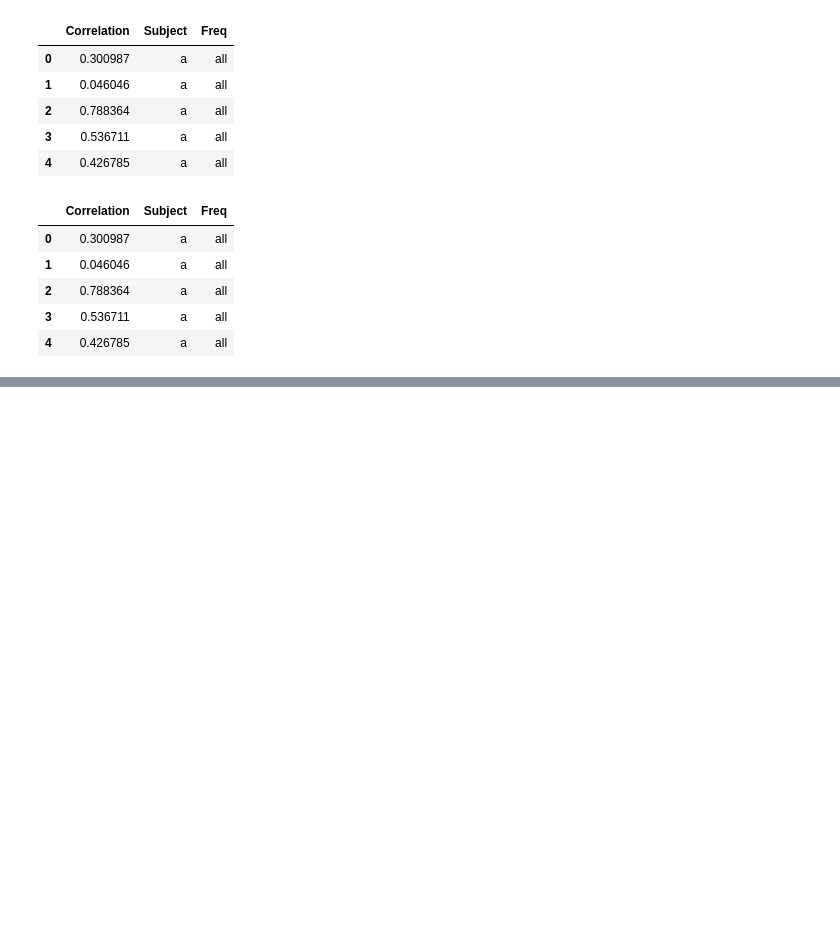
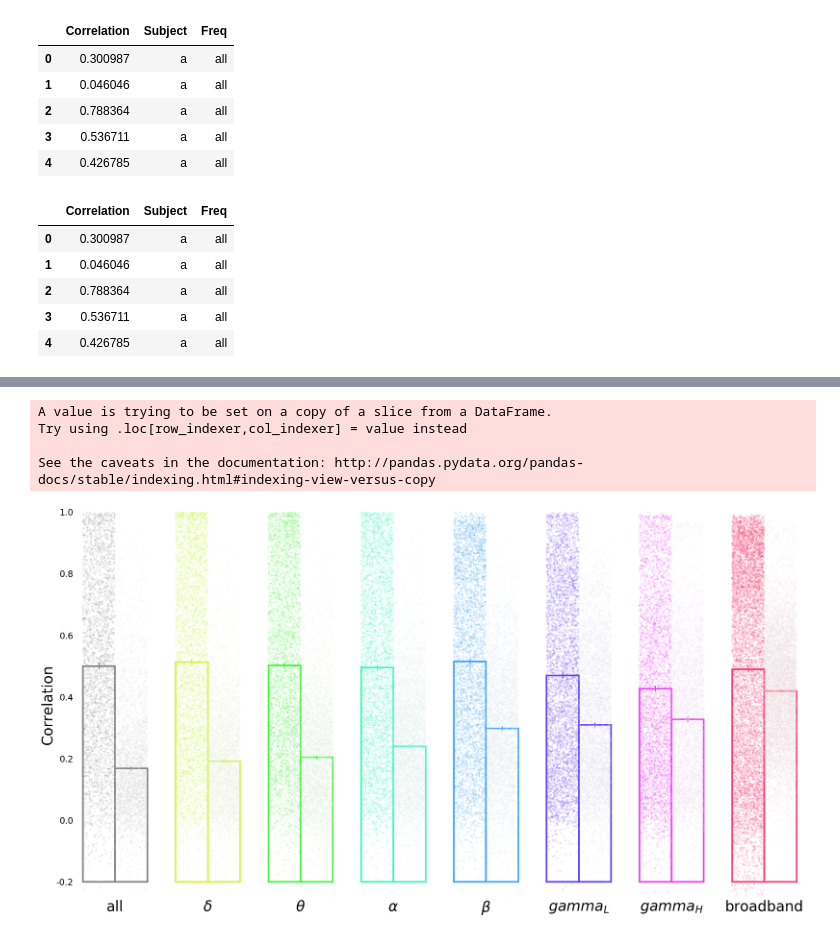
Before and after one commit to ContextLab/supereeg_paper, a Jupyter notebook: code/notebooks/supplemental_3.ipynb, the cells around one changed output, grey strips where cells are left out. Cells and saved outputs as stored; diff of their text form; code cells hidden in the pictures; blank space fills up the shorter version.

```diff
--- a/code/notebooks/supplemental_3.ipynb
+++ b/code/notebooks/supplemental_3.ipynb
@@ -381,5 +396,5 @@ plot_split_violin_colors(df=long_form_freq, X='Freq', Y='Correlation', H='Subjec
 # %%
-def plot_split_barplot_colors(df, X, Y, H, x_order, hue_order, left_colors, right_colors, outfile=None):
+def plot_split_barplot_colors(df, X, Y, H, x_order, hue_order, left_colors, right_colors, latex_x=None, outfile=None):
 
     """
     X, Y, H :  names of variables in df
@@ -410,19 +425,25 @@ def plot_split_barplot_colors(df, X, Y, H, x_order, hue_order, left_colors, righ
 
         #freq_df = pd.read_csv(os.path.join(freq_dir, freq + '.csv'), index_col=0)
         long_form_freq_temp = long_form_freq[long_form_freq[X]==freq]
-
-        plt.ylim(-.15,1.05)
-        sns.barplot(x=X, y=Y, hue=H, data=long_form_freq_temp,
-                       palette={hue_order[0]: left_colors[e], hue_order[1]: right_colors[e]}, ax=axes[e])
+        #offset = long_form_freq['Correlation'].min()
+        offset = -.2
+        long_form_freq_temp['Correlation'] = long_form_freq_temp['Correlation'] - offset
+        sns.barplot(x=X, y=Y, hue=H, data=long_form_freq_temp, linewidth=4.5, facecolor=(1, 1, 1, 0),
+                    errcolor=left_colors[e], edgecolor=left_colors[e], palette={hue_order[0]: left_colors[e], hue_order[1]: right_colors[e]}, ax=axes[e])
         sns.stripplot(x=X, y=Y, hue=H, data=long_form_freq_temp, jitter=.4, split=True, alpha=.15,
                     palette={hue_order[0]: left_colors[e], hue_order[1]: right_colors[e]}, ax=axes[e])
+
         axes[e].legend().set_visible(False)
         axes[e].tick_params(axis='x', labelsize=40)
-        axes[e].set_xticklabels([freq])
+        if latex_x:
+            axes[e].set_xticklabels([latex_x[e]])
+        else:
+            axes[e].set_xticklabels([freq])
         axes[e].set_xlabel('')
         axes[e].set_ylabel('')
         if e ==0:
             axes[e].tick_params(top='off', bottom='off', left='off', right='off', labelleft='on', labelbottom='on')
+
         else:
             axes[e].tick_params(top='off', bottom='off', left='off', right='off', labelleft='off', labelbottom='on')
         axes[e].spines['right'].set_visible(False)
@@ -435,6 +456,10 @@ def plot_split_barplot_colors(df, X, Y, H, x_order, hue_order, left_colors, righ
         yposlist = plot.z2r(z_long_form_freq.groupby([X, H])[Y].mean())
         xposlist = range(1)
 
+        locs,labels = plt.yticks()
+
+        plt.yticks(locs, map(lambda y: "%.1f" % y, locs + offset))
+        #axes[e].set(ylim=(.1, 2))
 #         c = 0
 #         for i in range(len(yposlist)):
 
@@ -444,8 +469,16 @@ def plot_split_barplot_colors(df, X, Y, H, x_order, hue_order, left_colors, righ
 #                 axes[e].text(c+.05, yposlist[i], np.round(yposlist[i],2) , fontsize=14, color='k')
 #                 c +=1
 
+#         locs,labels = plt.yticks()
+#         #plt.yticks(locs, map(lambda x: "%.1f" % x, locs*1e9))
+#         plt.yticks(locs, map(lambda y: "%g" % y, locs + 3))
+#         #plt.text(0.0, 1.01, "+%g" % long_form_freq_temp['Correlation'].min(), fontsize=10, transform = plt.gca().transAxes)
+
+
     axes[0].tick_params(axis='y', which='both', length=0, labelsize=24)
     axes[0].set_ylabel(Y, fontsize=40)
+    #g.set_ylim(.25, 1)
+    axes[0].set(ylim=(-.05, 1.2))
     plt.tight_layout()
 
     if outfile:
@@ -453,4 +486,11 @@ def plot_split_barplot_colors(df, X, Y, H, x_order, hue_order, left_colors, righ
 # %%
 
 plot_split_barplot_colors(df=long_form_freq, X='Freq', Y='Correlation', H='Subject',
-                         x_order=freqnames, hue_order=['a', 'w'], left_colors=rgba, right_colors=rgba_null)
+                        x_order=freqnames, hue_order=['a', 'w'], left_colors=rgba, right_colors=rgba_null,
+                        latex_x=latex_freqs)
+# %% [output]
+A value is trying to be set on a copy of a slice from a DataFrame.
+Try using .loc[row_indexer,col_indexer] = value instead
+
+See the caveats in the documentation: http://pandas.pydata.org/pandas-docs/stable/indexing.html#indexing-view-versus-copy
+[figure, added]
```
Also changed, not shown: parts of 14 cells of this notebook, 3 other files.
